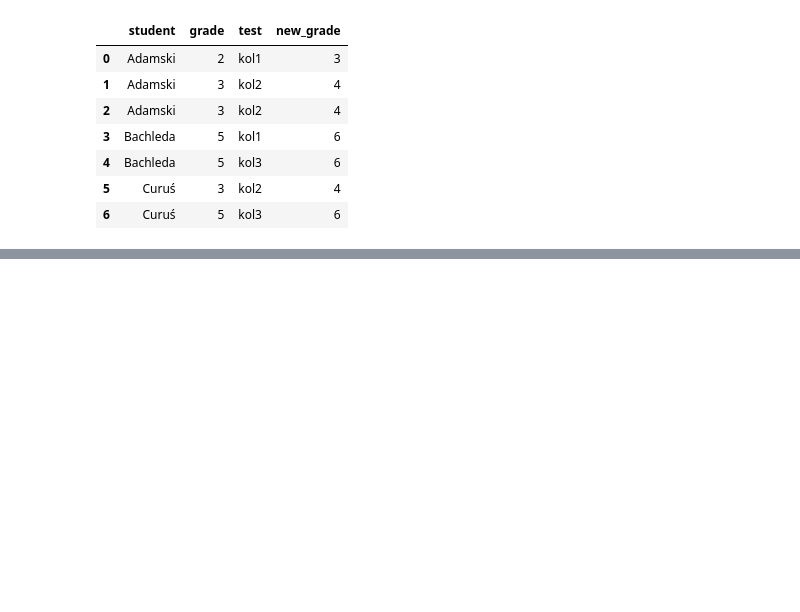
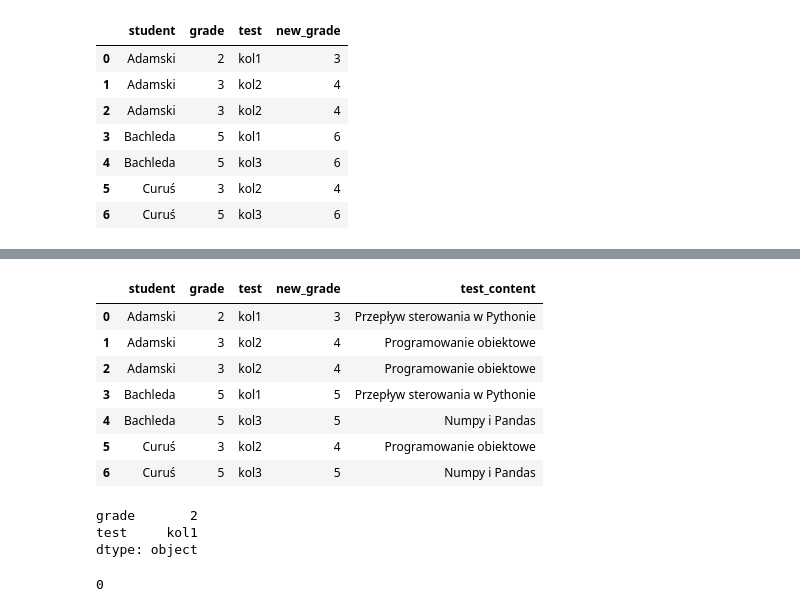
Before and after one commit to trypuz/ai_dla_kazdego, a Jupyter notebook: python_dla_kazdego/python_dla_humanistow.ipynb, the cells around one changed output, grey strips where cells are left out. Drawn from its saved outputs; the diff is of its cells as text; code cells hidden in the pictures; blank space fills up the shorter version.

Commit message:
pandas operations

```diff
--- a/python_dla_kazdego/python_dla_humanistow.ipynb
+++ b/python_dla_kazdego/python_dla_humanistow.ipynb
@@ -2624,3 +2624,6 @@ df
 | 4 | Bachleda | 5 | kol3 | 6 |
 | 5 | Curuś | 3 | kol2 | 4 |
 | 6 | Curuś | 5 | kol3 | 6 |
+# %%
+def one_up(grade):
+  return grade+1 if grade < 5 else grade
@@ -2626,0 +2641,3 @@ df
+# %%
+df['new_grade'] = df['grade'].apply(one_up)
+df
@@ -2626,0 +2653,26 @@ df
+# %%
+test_content_map = {'kol1':'Przepływ sterowania w Pythonie',
+                    'kol2':'Programowanie obiektowe',
+                    'kol3':'Numpy i Pandas'}
+
+df['test_content'] = df['test'].map(test_content_map)
+df
+# %% [output]
+|  | student | grade | test | new_grade | test_content |
+| 0 | Adamski | 2 | kol1 | 3 | Przepływ sterowania w Pythonie |
+| 1 | Adamski | 3 | kol2 | 4 | Programowanie obiektowe |
+| 2 | Adamski | 3 | kol2 | 4 | Programowanie obiektowe |
+| 3 | Bachleda | 5 | kol1 | 5 | Przepływ sterowania w Pythonie |
+| 4 | Bachleda | 5 | kol3 | 5 | Numpy i Pandas |
+| 5 | Curuś | 3 | kol2 | 4 | Programowanie obiektowe |
+| 6 | Curuś | 5 | kol3 | 5 | Numpy i Pandas |
+# %%
+df[['grade','test']].min()
+# %% [output]
+grade       2
+test     kol1
+dtype: object
+# %%
+df['grade'].idxmin()
+# %% [output]
+0
```
Also changed, not shown: parts of 5 cells of this notebook.
